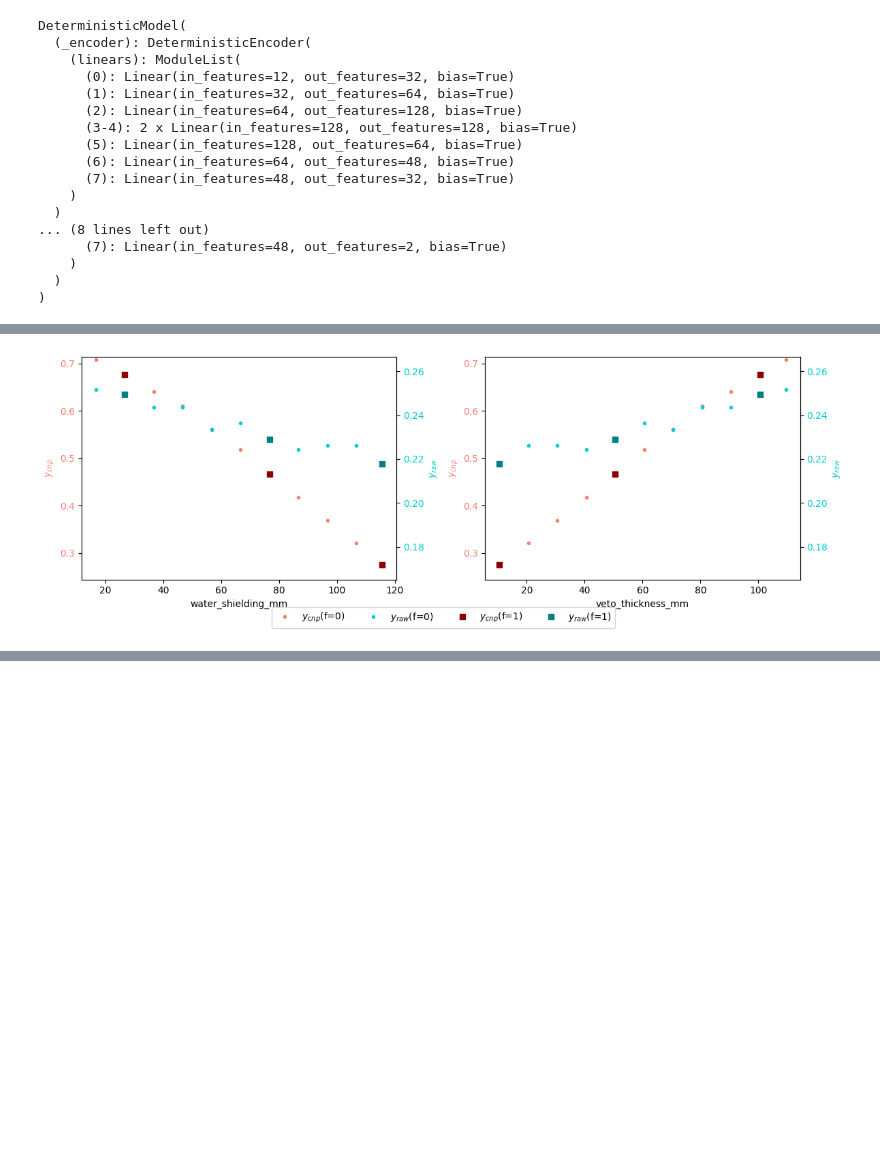
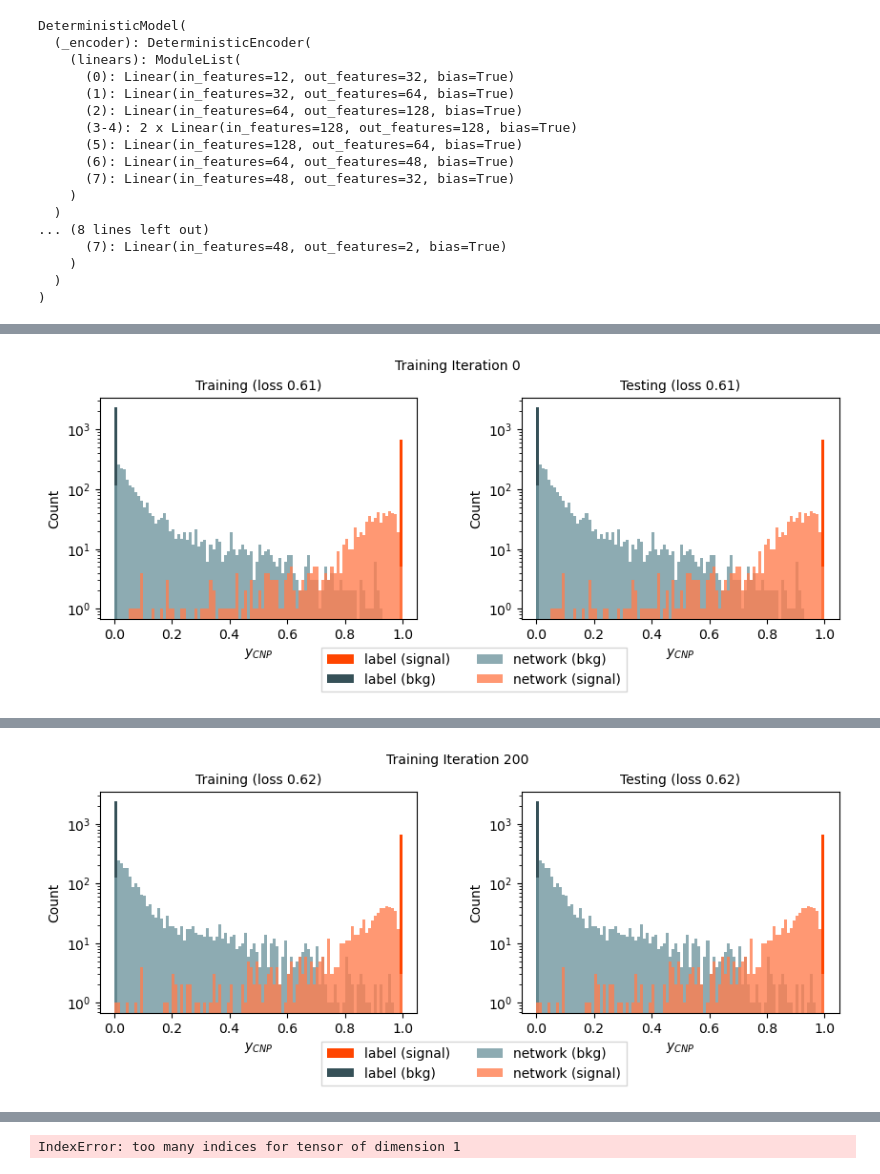
Before and after one commit to brianzliu/resum-coherent, a Jupyter notebook: examples/run_cnp/conditional_neural_process_predict_coherent.ipynb, the cells around one changed output, grey strips where cells are left out. Cells and saved outputs as stored; diff of their text form; code cells hidden in the pictures; blank space fills up the shorter version.

```diff
--- a/examples/run_cnp/conditional_neural_process_predict_coherent.ipynb
+++ b/examples/run_cnp/conditional_neural_process_predict_coherent.ipynb
@@ -190,6 +416,69 @@ for p, path in enumerate(config_file["path_settings"]["path_to_files_predict"]):
-# %%
-fig=plotting.get_marginialized_all(config_file=config_file)
-
-fig.savefig(f'{path_out}/cnp_{version}_output.png')
-# %% [output]
-[figure, removed]
+# %%
+bce = nn.BCELoss()
+iter_predict = 0
+
+# create a PdfPages object
+test_idx=0
+it_batch = 0
+
+with open(f'{path_out}/cnp_{version}_output.csv', mode='w', newline='') as file:
+    writer = csv.writer(file)
+    headers = ['iteration','fidelity','n_samples'] + [*config_file["simulation_settings"]["theta_headers"]] + ['y_cnp', 'y_cnp_err', 'y_raw', 'log_prop','bce']
+    writer.writerow(headers)
+
+for p, path in enumerate(config_file["path_settings"]["path_to_files_predict"]):
+    USE_DATA_AUGMENTATION = False
+    # load data:
+
+    dataset_predict = DataGeneration(mode = "testing", config_file=config_file,
+                                   path_to_files=path,
+                                   use_data_augmentation=USE_DATA_AUGMENTATION,
+                                   batch_size=config_file["cnp_settings"]["batch_size_predict"][p],
+                                   files_per_batch=FILES_PER_BATCH)
+    dataset_predict.set_loader()
+    dataloader_predict = dataset_predict.dataloader
+
+
+    #it_batch = 0
+
+    for b, batch in enumerate(dataloader_predict):
+        batch_formated=dataset_predict.format_batch_for_cnp(batch,config_file["cnp_settings"]["context_is_subset"] )
+        # Get the predicted mean and variance at the target points for the testing set
+        log_prob, mu, sigma = model(batch_formated.query, batch_formated.target_y, is_binary)
+
+        # Define the loss
+        loss = -log_prob.mean()
+
+        if is_binary:
+            loss_bce = bce(mu, batch_formated.target_y)
+        else:
+            loss_bce=-1
+
+
+
+        mu=mu[0].detach().numpy()
+        sigma = sigma[0].detach().numpy()
+
+        theta=batch_formated.query[1][0].detach().numpy()
+        print(iter_predict)
+        row = np.array([iteration[p]] + [fidelity[p]] + [len(mu)] + theta[0,:theta_size].tolist() + [np.mean(mu), np.sqrt(np.sum(sigma**2)) / len(sigma), np.mean(batch_formated.target_y.detach().numpy()),loss.item(), loss_bce.item()])
+        # Reshape to 2D array (one row)
+        row = row.reshape(1, -1)
+
+        # Write the row to the CSV file with 5 decimal places for each number
+        with open(f'{path_out}/cnp_{version}_output.csv', mode='a', newline='') as file:
+            np.savetxt(file, row, delimiter=",", fmt="%.5f")
+
+        if it_batch % PLOT_AFTER == 0:
+            mu_predict=mu
+            loss_predict=loss
+            print('{} Iteration: {}/{}, train loss: {:.4f} (vs BCE {:.4f})'.format(datetime.datetime.now().strftime("%Y-%m-%d %H:%M:%S"),p, it_batch,loss, loss_bce))
+            if y_size ==1:
+                    fig = plotting.plot(mu, batch_formated.target_y[0].detach().numpy(), f'{loss:.2f}', mu_predict, batch_formated.target_y[0].detach().numpy(), f'{loss_predict:.2f}', target_range, it_batch)
+            else:
+                for k in range(y_size):
+                        fig = plotting.plot(mu[:,k], batch_formated.target_y[0].detach().numpy()[:,k], f'{loss:.2f}', mu_predict[:,k], batch_formated.target_y[0].detach().numpy()[:,k], f'{loss_predict:.2f}', target_range, it_batch)
+
+        it_batch+=1
+        iter_predict+=1
+# %% [output]
@@ -195,0 +487 @@ fig.savefig(f'{path_out}/cnp_{version}_output.png')
+[figure, added]
@@ -195,0 +505 @@ fig.savefig(f'{path_out}/cnp_{version}_output.png')
+[figure, added]
@@ -195,0 +525 @@ fig.savefig(f'{path_out}/cnp_{version}_output.png')
+IndexError: too many indices for tensor of dimension 1
```
Also changed, not shown: parts of 19 cells of this notebook, 6 other files.
